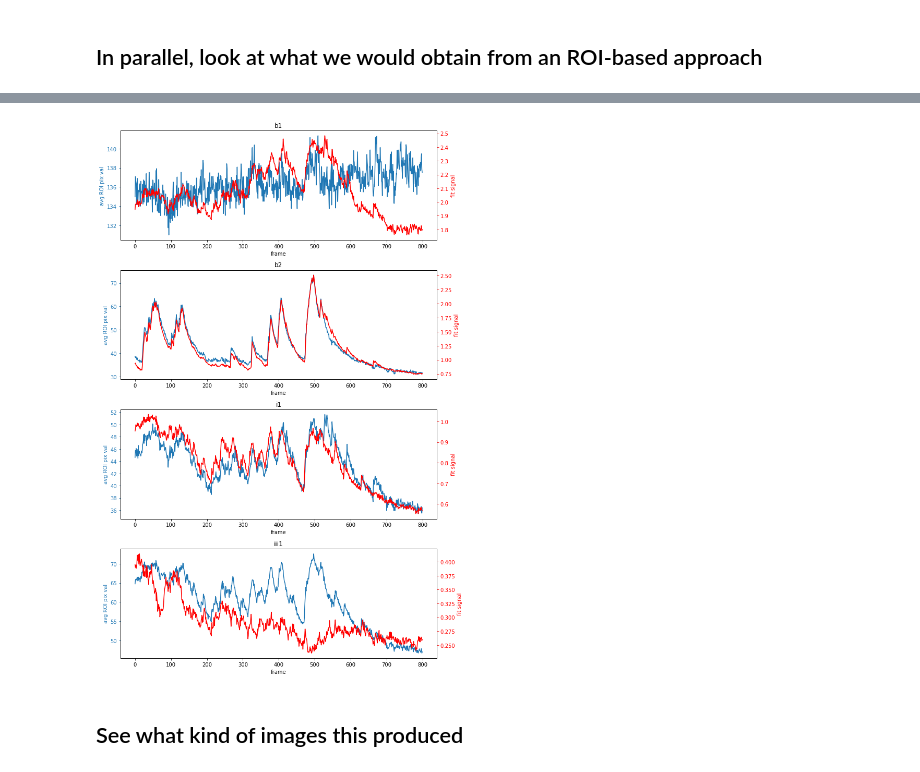
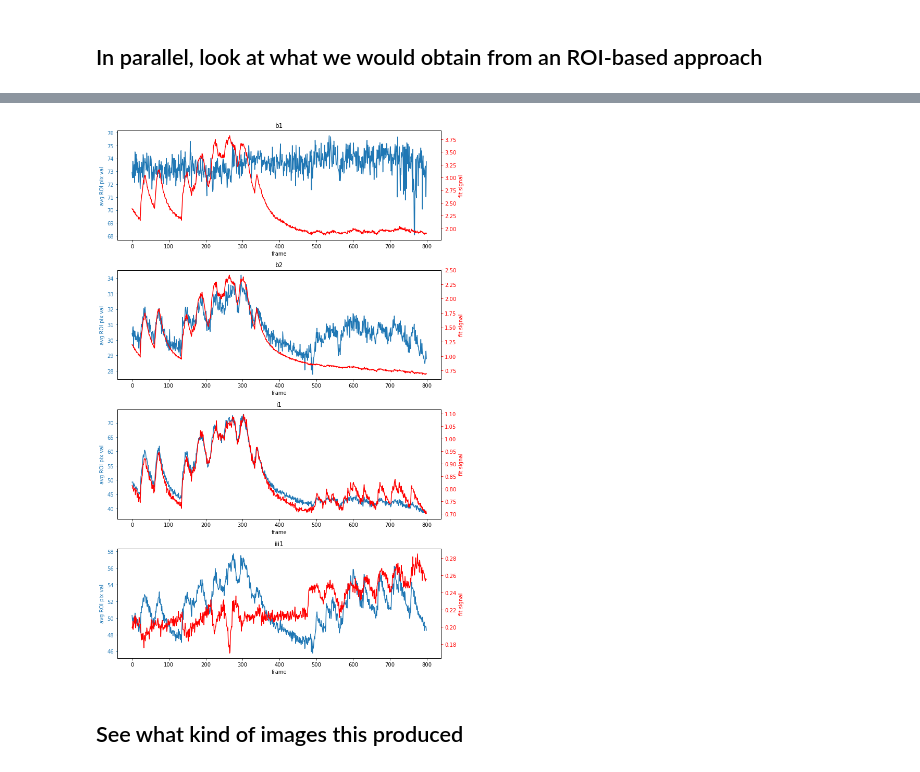
Before and after one commit to samcwhitehead/planotaxis, a Jupyter notebook: scratch/generate_muscle_images.ipynb, the cells around one changed output, grey strips where cells are left out. Saved outputs shown, nothing was run; the diff lists cells and outputs as text; code cells hidden in the pictures.

```diff
--- a/scratch/generate_muscle_images.ipynb
+++ b/scratch/generate_muscle_images.ipynb
@@ -191,8 +202,8 @@ confocal_to_data = get_transform(data_frame, confocal_frame)
 ## Warp model muscles into data space
 # %%
 # output shape for warped images
-output_shape = np.shape(imgs[0])
-# output_shape = imgs[0].shape[::-1]
+# output_shape = np.shape(imgs[0])
+output_shape = imgs[0].shape[::-1]
 # %%
 # create new list of warped model muscles
 # NB: semi-confusing variable names are to match with old code
@@ -254,9 +267,11 @@ print(model_comb.shape)
 ## Do a test fit on a subset of images
 # %%
 # grab a set of images to do fits on -- following code adapted from 'viewer.py'
-# img_ind = slice(4238-200, 4238+200)
+# img_ind = slice(4000, 5000)
 # img_ind = slice(12105-200, 12105+200)
-img_ind = slice(67830-400, 67830+400)
+# img_ind = slice(67830-400, 67830+400)
+# img_ind = slice(0, imgs.shape[0])
+img_ind = slice(21883-400, 21883+400)
 im_array = imgs[img_ind, :, :]
 imshape = np.shape(im_array[0])
 im_array = im_array.reshape((-1,imshape[0]*imshape[1]))
@@ -336,3 +354,10 @@ Text(0.5,1,'iii1')
+# %%
+# similar to approach in planotaxis, need to loop to save memory
+
+img_ind = slice(21883-400, 21883+400)
+im_array = imgs[img_ind, :, :]
+imshape = np.shape(im_array[0])
+im_array = im_array.reshape((-1,imshape[0]*imshape[1]))
 # %% [markdown]
 ## In parallel, look at what we would obtain from an ROI-based approach
 # %%
@@ -384,7 +409,7 @@ if k == 27:
     cv2.destroyAllWindows()
 # %%
 # define ROIs in the form (x, y, width, height)
-GET_ROI_FLAG = False  # so we don't have to run this every time if we don't want to
+GET_ROI_FLAG = True  # so we don't have to run this every time if we don't want to
 
 # which muscles should we grab ROIs for?
 # NB: they should be ones for which we can define rectangles that only overlap a single muscle
@@ -466,33 +499,35 @@ Text(0.5,1,'extra roi area test')
 # %%
 # look at the avg pixel value in the window we did a test fit over
 fig, ax_list = plt.subplots(len(roi_muscle_list), 1, figsize=(10,15))
 ax_list = ax_list.ravel()
 
 for ith, m_name in enumerate(roi_muscle_list):
     # create axis twin for right side y axis
     twin = ax_list[ith].twinx()
 
     # plot roi method on left and fit signal on right
     p1, = ax_list[ith].plot(avg_pix_roi_dict[m_name][img_ind])
-    p2, = twin.plot(fits[muscles_comb.index(m_name),:], 'r-')
+#     p2, = twin.plot(fits[muscles_comb.index(m_name),:], 'r-')
+    p2, = twin.plot(data_dict[m_name][img_ind], 'r-')
+    # p2, = twin.plot(np.nan, 'r-')
 
     # set left and right axis labels
     ax_list[ith].set(xlabel="frame", ylabel="avg ROI pix val")
     twin.set(ylabel="fit signal")
 
     # color labels and ticks for left/right yaxes
     ax_list[ith].yaxis.label.set_color(p1.get_color())
     twin.yaxis.label.set_color(p2.get_color())
     ax_list[ith].tick_params(axis='y', colors=p1.get_color())
     twin.tick_params(axis='y', colors=p2.get_color())
 
     # set title to be muscle name
     ax_list[ith].set_title(m_name)
 
 # make plot layout decent
 plt.tight_layout()
 # %% [output]
-[figure, old version]
+[figure, new version]
 # %% [markdown]
 ## See what kind of images this produced
 # %%
```
Also changed, not shown: parts of 13 cells of this notebook, 2 other files.
